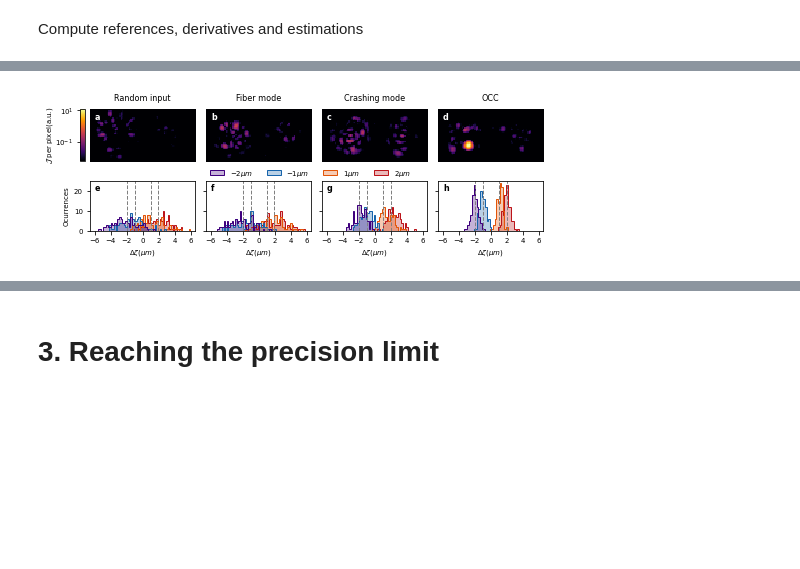
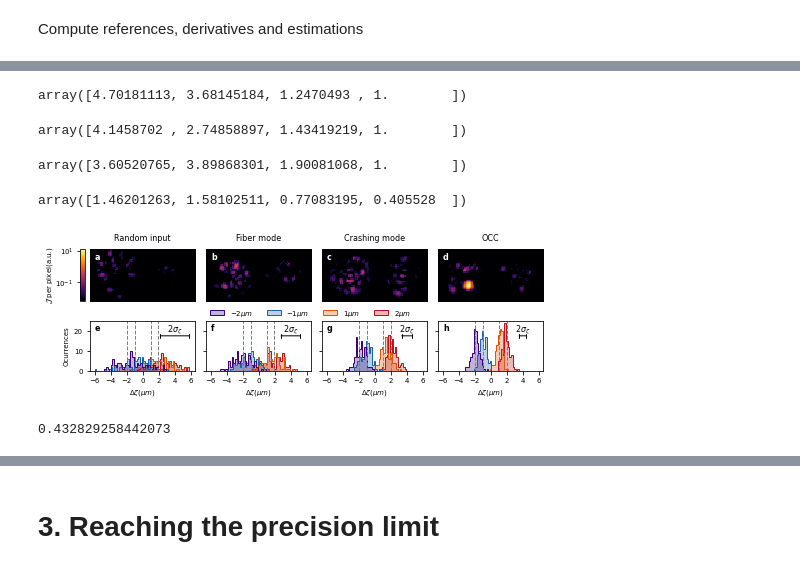
Before and after one commit to rodguti90/Article_PrecisionLimitTensorWFS, a Jupyter notebook: Crashing_disorder_figures.ipynb, the cells around one changed output, grey strips where cells are left out. Cells and saved outputs as stored; diff of their text form; code cells hidden in the pictures; blank space fills up the shorter version.

Commit message:
Added std to estimation plot

```diff
--- a/Crashing_disorder_figures.ipynb
+++ b/Crashing_disorder_figures.ipynb
@@ -380,7 +380,7 @@ Compute references, derivatives and estimations
 # %%
 I4der_means = np.mean(I4der_3pts, axis=1)
 # Iders = (I4der_means[-1] - I4der_means[0])/(2*del_x)
-ind_der_pm = 4#4
+ind_der_pm = 3#4
 ind_der_0 = 4
 Idiffs = (np.mean(Iest_vecs[ind_der_0+ind_der_pm,:,0], axis=0)-np.mean(Iest_vecs[ind_der_0-ind_der_pm,:,0], axis=0))
 delx4der = (pos4est[ind_der_0+ind_der_pm]-pos4est[ind_der_0-ind_der_pm])
@@ -395,0 +402,19 @@ def_est_int = estimate_def(Iest_vecs, Irefs0, Iders, mui=1, mud=mud)
+# %%
+std_def = np.mean(np.std(def_est_int[:,:,ind_amp,:], axis=1),axis=0)
+std_def/std_def[-1]
+# %% [output]
+array([4.70181113, 3.68145184, 1.2470493 , 1.        ])
+# %%
+std_def = np.mean(np.std(def_est_int[:,:,ind_amp,:], axis=1),axis=0)
+std_def/std_def[-1]
+# %% [output]
+array([4.1458702 , 2.74858897, 1.43419219, 1.        ])
+# %%
+std_def = np.mean(np.std(def_est_int[:,:,ind_amp,:], axis=1),axis=0)
+std_def/std_def[-1]
+# %% [output]
+array([3.60520765, 3.89868301, 1.90081068, 1.        ])
+# %%
+1000*std_def
+# %% [output]
+array([1.46201263, 1.58102511, 0.77083195, 0.405528  ])
@@ -396,6 +423,8 @@ def_est_int = estimate_def(Iest_vecs, Irefs0, Iders, mui=1, mud=mud)
 # %%
 i_def_list = np.array([0,2,6,8])
-
+# i_def_list = np.array([1,3,5,7])
+colors_list= [crnd, cmod, ccra, cmii, 'teal', 'yellow']
+chist = colors_list[:len(i_def_list)]
 nb_lb = [['a','b','c','d'],['e','f','g','h']]
 labels = ['Random input', 'Fiber mode', 'Crashing mode', 'OCC']
 
@@ -404,19 +433,20 @@ fmin = 0.5*fmax*(10**(-3))
 Idiffs[np.abs(Idiffs)==0] = fmin**(1/2)
 
 ld_list = np.linspace(1.4,0.6,len(i_def_list))
-ind_amp = 3
+ind_amp = 3#3
 
 fig, axs = plt.subplots(2,4,figsize=(7.,2.3))
-chist = [crnd, cmod, ccra, cmii]
+# chist = [crnd, cmod, ccra, cmii]
 alpha = 0.3
 
-
+std_def = 1000*np.mean(np.std(def_est_int[:,:,ind_amp,:], axis=1),axis=0)
 sca_fac = Focc/np.sum(np.abs(Idiffs[3])**2)
 
 cf = []
 for i in range(len(chist)):
     cf +=  [(*matplotlib.colors.to_rgb(chist[i]),alpha)]
 
+y_lim = 25
 lw=1
 target_def_list = pos4est[i_def_list]  - pos4est[4]
 xmin = 1000*target_def_list[0]-4
@@ -438,39 +468,53 @@ for ip in range(4):
     if ip>0:
         axs[1,ip].axes.yaxis.set_ticklabels([])
 
-    axs[1,ip].set_ylim(0,25)
+    axs[1,ip].set_ylim(0,y_lim)
 
     axs[1,ip].set_xlabel('$\Delta \zeta (\mu m)$')
     xvar = 1000*def_est_int[i_def_list,:,ind_amp,ip].T
     axs[1,ip].hist(xvar, bins, color=chist, histtype='step',lw=lw)
     axs[1,ip].hist(xvar, bins, color=chist, alpha=alpha,  histtype='stepfilled')
+
+    y_arrow = y_lim*0.7
+    x_arrow = 4#1000*target_def_list[-1]
+    style = ArrowStyle('|-|',widthA=2.0,widthB=2.0)#, head_length=4, head_width=1.5)
+    std_arrow = FancyArrowPatch((x_arrow-std_def[ip],y_arrow),
+                                (x_arrow+std_def[ip],y_arrow),
+                                shrinkA = 0, shrinkB = 0, color='black',
+                                arrowstyle=style)
+    axs[1,ip].add_patch(std_arrow)
+    axs[1,ip].text(x_arrow,1.1*y_arrow, r'$2\sigma_\zeta$', fontweight='bold', horizontalalignment='center')
 
     for n, i_def in enumerate(i_def_list):
 
         axs[1,ip].axvline(x=1000*target_def_list[n], c='gray',linewidth=lw, ls='--')
 
     axs[1,ip].set_aspect(1/4)
     axs[1,ip].set_xticks(np.arange(-6,8,2))
     axs[0,ip].text(0.05,0.8,nb_lb[0][ip], transform=axs[0,ip].transAxes, color='w', fontweight='bold')
     axs[1,ip].text(0.05,0.8,nb_lb[1][ip], transform=axs[1,ip].transAxes,  fontweight='bold')
     # axs[ind_p].text(-0.2,0.95,nb_lb[ind_p], transform=axs[ind_p].transAxes, fontweight='bold')
 axs[1,0].set_ylabel('Ocurrences')
 
 handles = [matplotlib.patches.Rectangle((0,0),.1,.1,color=cf[i],ec=chist[i]) for i in range(4)]
 labels= ["$-2\mu m$","$-1\mu m$", "$1\mu m$",'$2\mu m$']
 fig.legend(handles, labels, fontsize=SMALL_SIZE, ncol=4, loc=(0.33,0.47), frameon=False)
 
 cb_width =0.01
 cb_height = 0.315
 cbar_ax2 = fig.add_axes([-0.019, 0.56, cb_width, cb_height])
 cbar2=fig.colorbar(pl_fish, cax=cbar_ax2, orientation='vertical',label='$\mathcal{J}$ per pixel(a.u.)')
 cbar_ax2.yaxis.set_ticks_position('left')
 
 cbar_ax2.get_yaxis().labelpad = -40
 # cbar2.set_label('$\mathcal{J}_n$ (a.u.)', rotation=90)
 
 plt.subplots_adjust(left=0, bottom=None, right=None, top=None, wspace=0.1, hspace=0.3)
 
 plt.savefig(os.path.join(fig_path,'Est_def.pdf'),bbox_inches='tight',dpi=400)
 # %% [output]
-[figure, old version]
+[figure, new version]
+# %%
+std_def[ip]
+# %% [output]
+0.432829258442073
```
Also changed, not shown: parts of 5 cells of this notebook, 1 other file.
